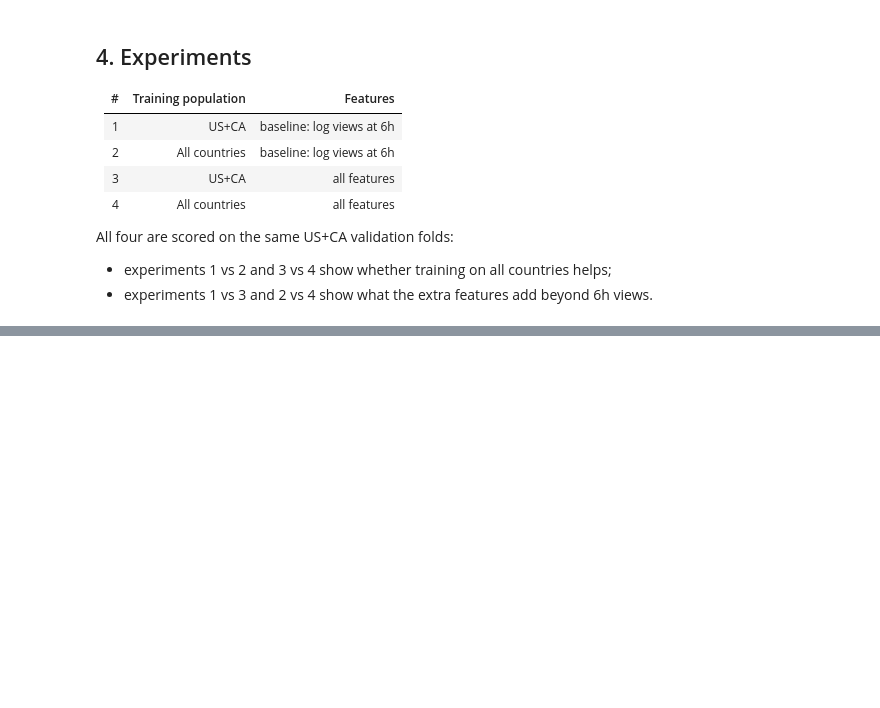
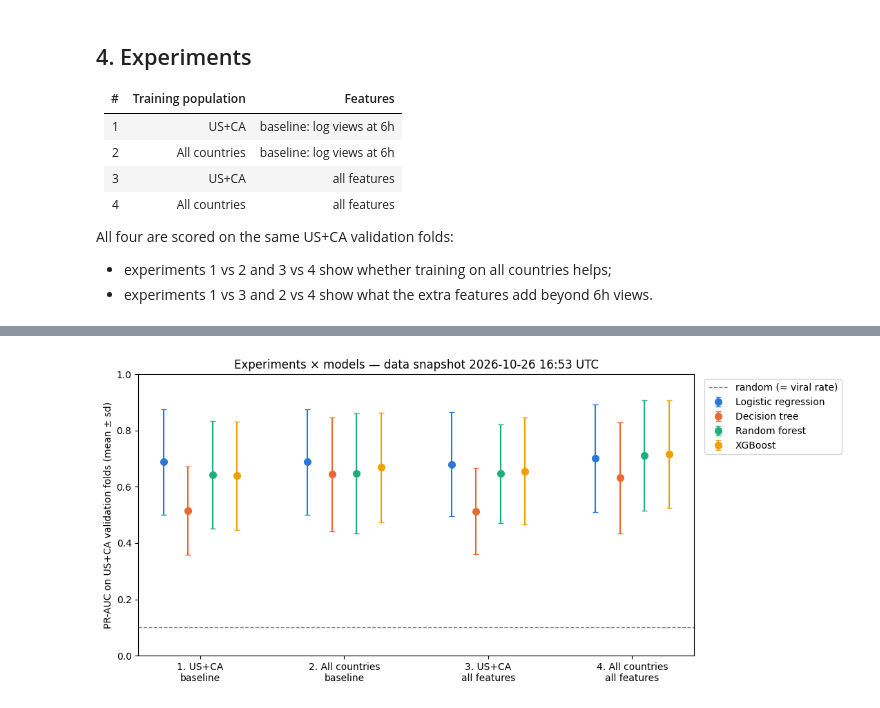
Before and after one commit to Erdos-Projects/fall-2026-viral-videos, a Jupyter notebook: Modelling.ipynb, the cells around one changed output, grey strips where cells are left out. Saved outputs shown, nothing was run; the diff lists cells and outputs as text; code cells hidden in the pictures; blank space fills up the shorter version.

Commit message:
Update final EDA and modelling notebooks, remove preliminary EDA

```diff
--- a/Modelling.ipynb
+++ b/Modelling.ipynb
@@ -265,7 +274,7 @@ def run_experiments(models, experiments=EXPERIMENTS, n_repeats=N_REPEATS):
         y_val = (val[TARGET] >= fold_threshold).to_numpy()
         for experiment, (population, features) in experiments.items():
             train_exp = training_rows(train, population)
-            y_train = train_exp[TARGET] >= fold_threshold
+            y_train = (train_exp[TARGET] >= fold_threshold).astype(int)
             for model_name, model in models.items():
                 fitted = clone(model).fit(train_exp[features], y_train)
                 rows.append({"experiment": experiment, "model": model_name, "repeat": repeat, "fold": fold,
@@ -295,0 +315,20 @@ No models yet: add them to MODELS to run the four experiments.
+# %%
+TUNING_GRID = {
+    "Logistic regression": ("logisticregression__C", [0.1, 1.0, 10.0]),
+    "Decision tree": ("max_depth", [3, 4, 6]),
+    "Random forest": ("min_samples_leaf", [5, 20, 50]),
+    "XGBoost": ("max_depth", [2, 3, 5]),
+}
+TUNE_ON = "4. All countries, all features"
+
+MODELS, tuning_rows = {}, []
+for name, (param, values) in TUNING_GRID.items():
+    variants = {f"{name}: {v}": clone(BASE_MODELS[name]).set_params(**{param: v}) for v in values}
+    tuned = run_experiments(variants, experiments={TUNE_ON: EXPERIMENTS[TUNE_ON]}, n_repeats=1)
+    stats = tuned.groupby("model", sort=False)["PR-AUC"].agg(["mean", "std"])
+    best = values[int(np.argmax(stats["mean"].to_numpy()))]
+    MODELS[name] = clone(BASE_MODELS[name]).set_params(**{param: best})
+    tuning_rows += [{"model": name, "setting": param.split("__")[-1], "value": v,
+                     "PR-AUC mean": m, "PR-AUC sd": s, "chosen": v == best}
+                    for v, (m, s) in zip(values, stats.to_numpy())]
+display(pd.DataFrame(tuning_rows).set_index(["model", "setting", "value"]).round(3))
@@ -295,0 +388,17 @@ No models yet: add them to MODELS to run the four experiments.
+# %%
+stats = cv_results.groupby(["experiment", "model"], sort=False)["PR-AUC"].agg(["mean", "std"])
+experiments, models = list(EXPERIMENTS), list(MODELS)
+fig, ax = plt.subplots(figsize=(11, 5))
+for k, model in enumerate(models):
+    s = stats.xs(model, level="model").reindex(experiments)
+    x = np.arange(len(experiments)) + (k - (len(models) - 1) / 2) * 0.17
+    ax.errorbar(x, s["mean"], yerr=s["std"], fmt="o", ms=7, capsize=3, color=MODEL_COLORS[model], label=model)
+ax.axhline(1 - VIRAL_QUANTILE, color="gray", ls="--", lw=1, label="random (≈ viral rate)")
+ax.set_xticks(range(len(experiments)), [e.replace(", ", "\n") for e in experiments])
+ax.set(ylabel="PR-AUC on US+CA validation folds (mean ± sd)", ylim=(0, 1),
+       title=f"Experiments × models — data snapshot {data.snapshot_at:%Y-%m-%d %H:%M} UTC")
+ax.legend(loc="upper left", bbox_to_anchor=(1.01, 1))
+plt.tight_layout()
+plt.show()
+# %% [output]
+[figure, added]
```
Also changed, not shown: parts of 20 cells of this notebook, 3 other files.
